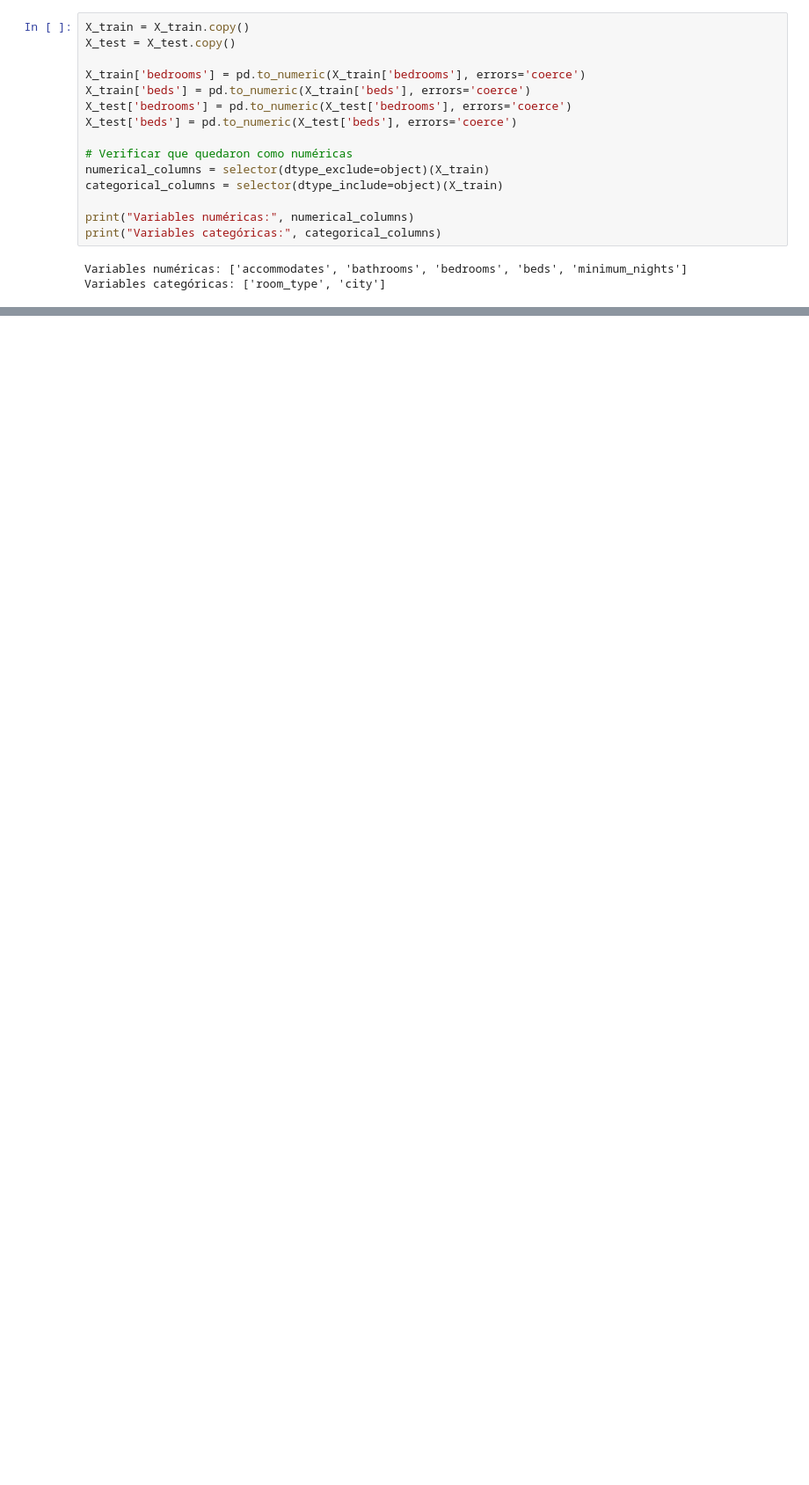
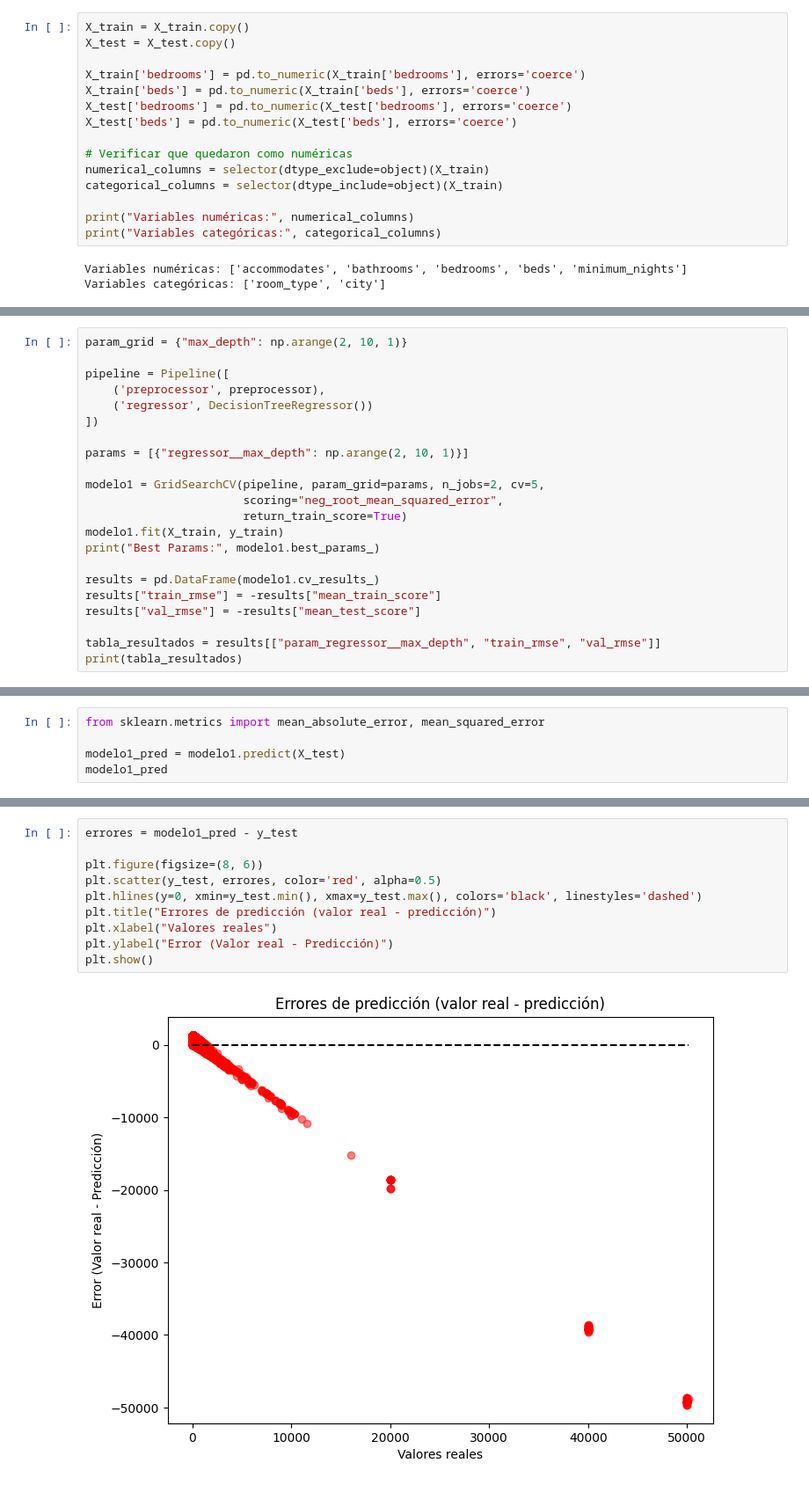
Before and after one commit to Hugo2049/laboratorio-4-mineria, a Jupyter notebook: lab4.ipynb, the cells around one changed output, grey strips where cells are left out. Shown at 88% size. Drawn from its saved outputs; the diff is of its cells as text; blank space fills up the shorter version.

```diff
--- a/lab4.ipynb
+++ b/lab4.ipynb
@@ -502,0 +522,22 @@ Variables categóricas: ['room_type', 'city']
+# %%
+param_grid = {"max_depth": np.arange(2, 10, 1)}
+
+pipeline = Pipeline([
+    ('preprocessor', preprocessor),
+    ('regressor', DecisionTreeRegressor())
+])
+
+params = [{"regressor__max_depth": np.arange(2, 10, 1)}]
+
+modelo1 = GridSearchCV(pipeline, param_grid=params, n_jobs=2, cv=5,
+                       scoring="neg_root_mean_squared_error",
+                       return_train_score=True)
+modelo1.fit(X_train, y_train)
+print("Best Params:", modelo1.best_params_)
+
+results = pd.DataFrame(modelo1.cv_results_)
+results["train_rmse"] = -results["mean_train_score"]
+results["val_rmse"] = -results["mean_test_score"]
+
+tabla_resultados = results[["param_regressor__max_depth", "train_rmse", "val_rmse"]]
+print(tabla_resultados)
@@ -502,0 +555,5 @@ Variables categóricas: ['room_type', 'city']
+# %%
+from sklearn.metrics import mean_absolute_error, mean_squared_error
+
+modelo1_pred = modelo1.predict(X_test)
+modelo1_pred
@@ -502,0 +572,12 @@ Variables categóricas: ['room_type', 'city']
+# %%
+errores = modelo1_pred - y_test
+
+plt.figure(figsize=(8, 6))
+plt.scatter(y_test, errores, color='red', alpha=0.5)
+plt.hlines(y=0, xmin=y_test.min(), xmax=y_test.max(), colors='black', linestyles='dashed')
+plt.title("Errores de predicción (valor real - predicción)")
+plt.xlabel("Valores reales")
+plt.ylabel("Error (Valor real - Predicción)")
+plt.show()
+# %% [output]
+[figure, added]
```
Also changed, not shown: parts of 14 cells of this notebook.
